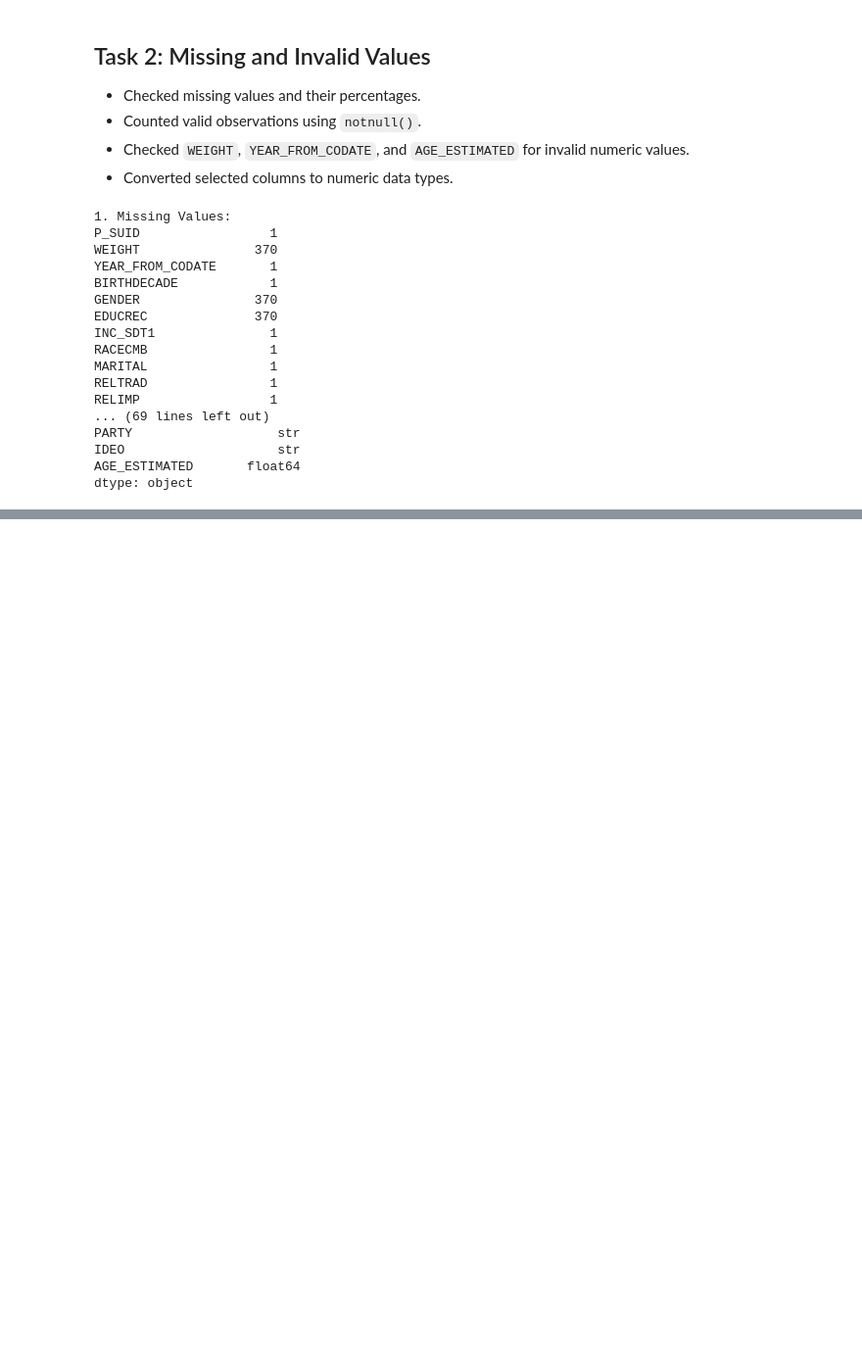
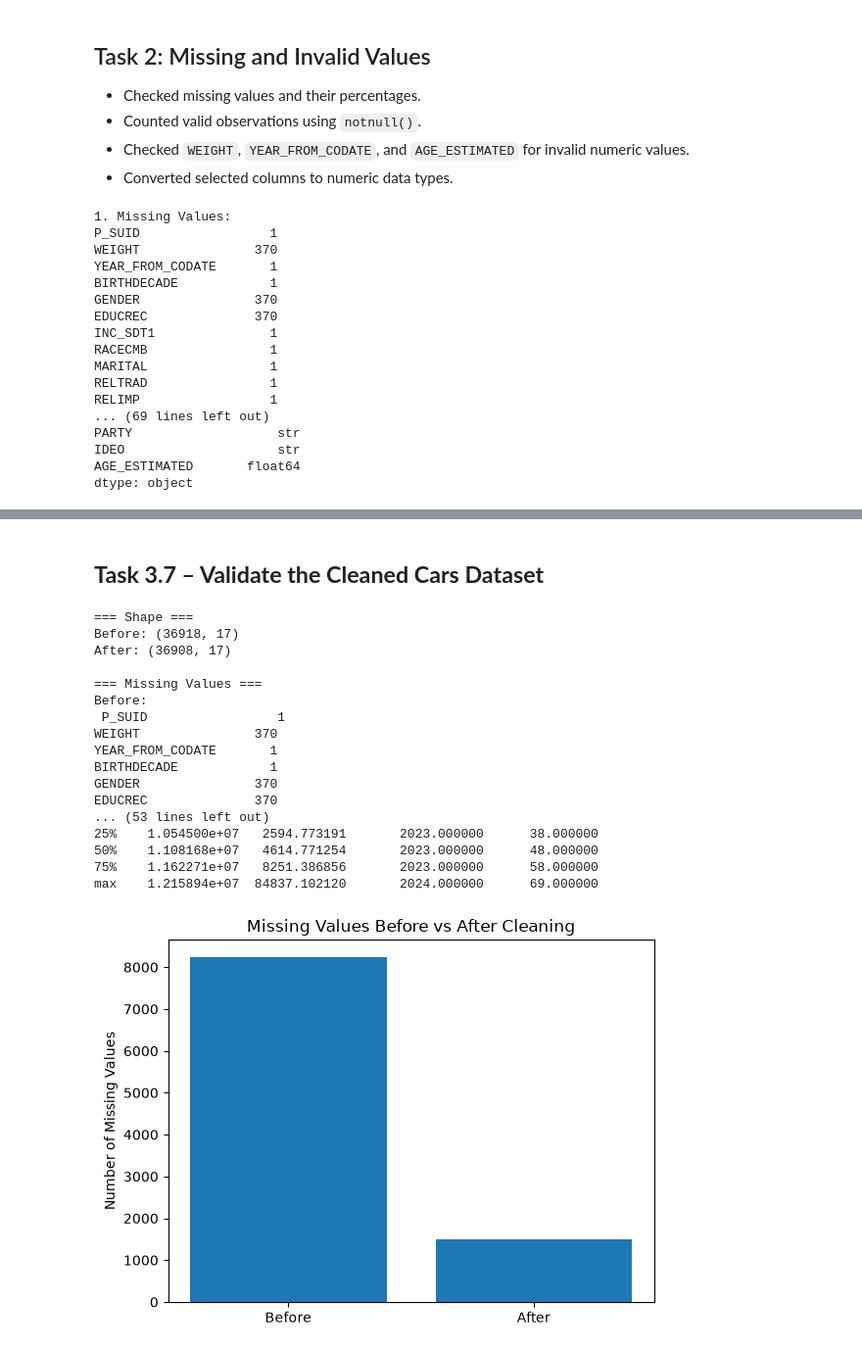
Before and after one commit to ricardo-mohammed/cleaning-imputation-outliers, a Jupyter notebook: notebooks/imputation.ipynb, the cells around one changed output, grey strips where cells are left out. Shown at 98% size. Cells and saved outputs as stored; diff of their text form; code cells hidden in the pictures; blank space fills up the shorter version.

```diff
--- a/notebooks/imputation.ipynb
+++ b/notebooks/imputation.ipynb
@@ -119,0 +295,24 @@ dtype: object
+# %% [markdown]
+## **Task 3.7 – Validate the Cleaned Cars Dataset**
+# %%
+# Call the method
+validate_cleaning(df, df_miss)
+# %% [output]
+=== Shape ===
+Before: (36918, 17)
+After: (36908, 17)
+
+=== Missing Values ===
+Before:
+ P_SUID                 1
+WEIGHT               370
+YEAR_FROM_CODATE       1
+BIRTHDECADE            1
+GENDER               370
+EDUCREC              370
+... (53 lines left out)
+25%    1.054500e+07   2594.773191       2023.000000      38.000000
+50%    1.108168e+07   4614.771254       2023.000000      48.000000
+75%    1.162271e+07   8251.386856       2023.000000      58.000000
+max    1.215894e+07  84837.102120       2024.000000      69.000000
+[figure, added]
```
Also changed, not shown: parts of 20 cells of this notebook, 2 other files.
